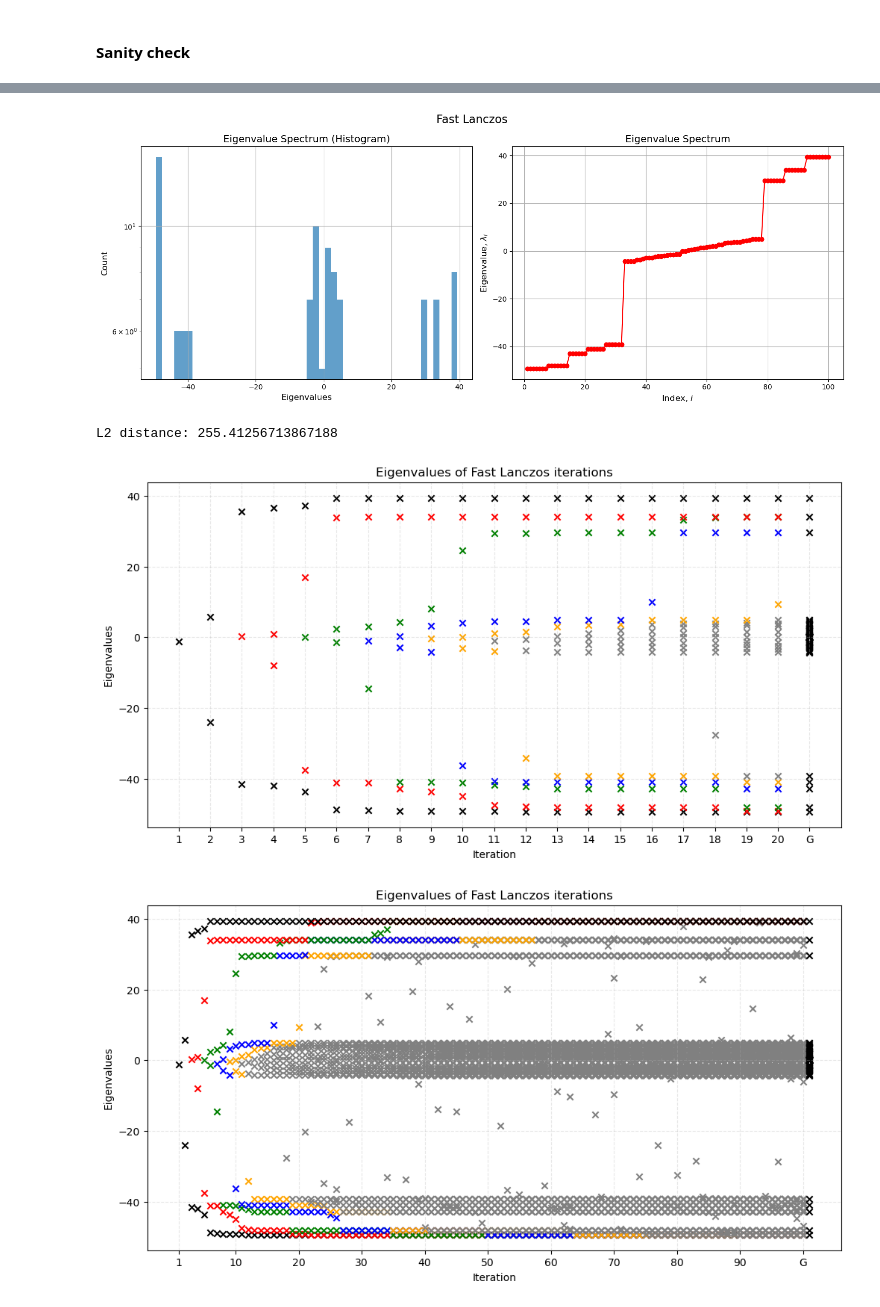
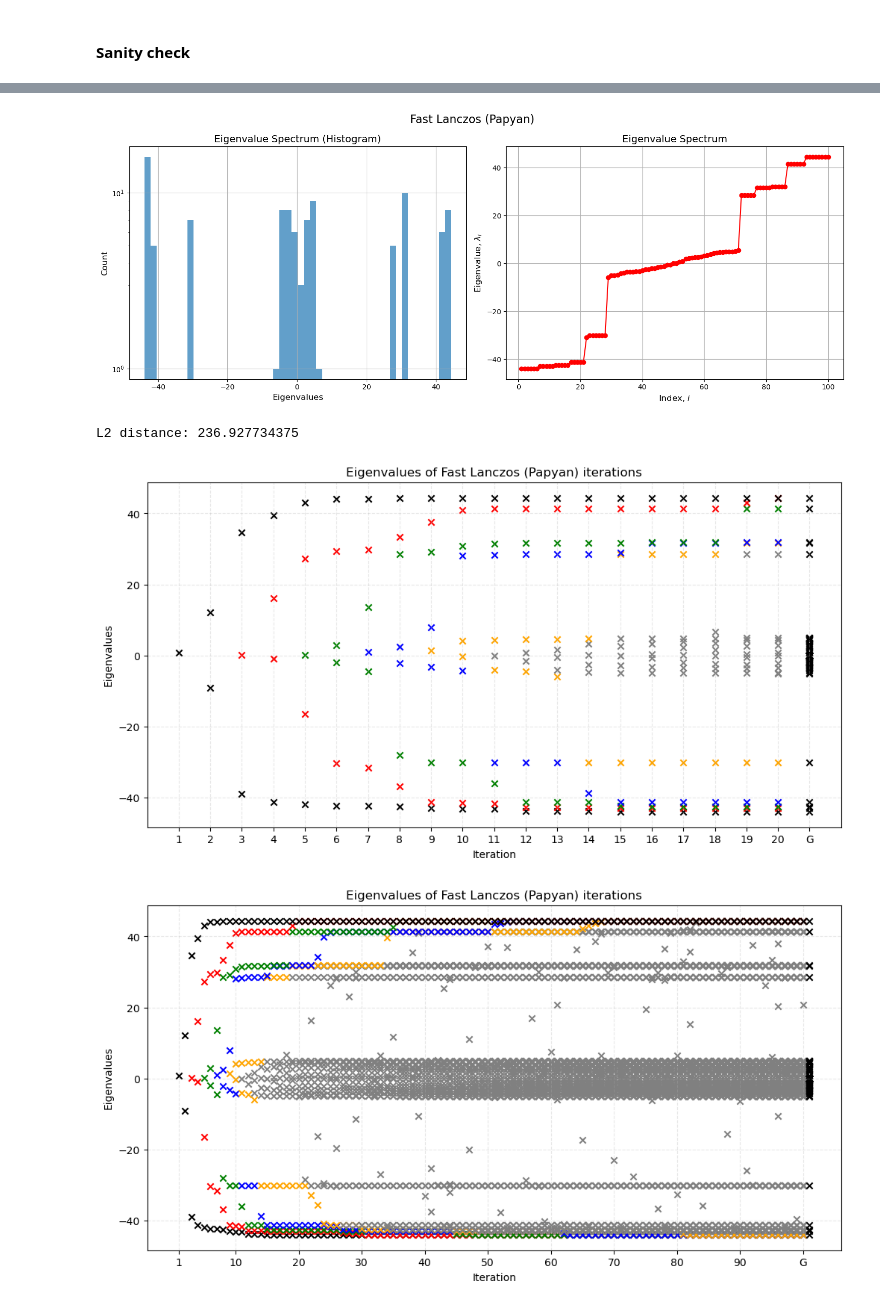
Before and after one commit to ilievanadezhda/spectral-properties-of-NN, a Jupyter notebook: lanczos/lanczos_iterations.ipynb, the cells around one changed output, grey strips where cells are left out. Saved outputs shown, nothing was run; the diff lists cells and outputs as text; code cells hidden in the pictures.

```diff
--- a/lanczos/lanczos_iterations.ipynb
+++ b/lanczos/lanczos_iterations.ipynb
@@ -64,14 +61,14 @@ L2 distance: 55.64495849609375
 # %%
 eigenvalues_slow_lanczos = []
 for iter in range(num_iterations):
-    result, _ = mtx.slow_lanczos(iter+1, seed=seed)
+    result, _ = mtx.slow_lanczos_pyhessian(iter+1, seed=seed)
     eigenvalues_slow_lanczos.append(result)
 eigenvalues_slow_lanczos.append(eigenvalues)
-plot_lanczos_iterations(eigenvalues_slow_lanczos, "Slow Lanczos")
+plot_lanczos_iterations(eigenvalues_slow_lanczos, "Slow Lanczos (PyHessian)")
 eigenvalues_slow_lanczos.pop()
 for iter in range(num_iterations, 100):
-    result, _ = mtx.slow_lanczos(iter+1, seed=seed)
+    result, _ = mtx.slow_lanczos_pyhessian(iter+1, seed=seed)
     eigenvalues_slow_lanczos.append(result)
 eigenvalues_slow_lanczos.append(eigenvalues)
-plot_lanczos_iterations(eigenvalues_slow_lanczos, "Slow Lanczos")
+plot_lanczos_iterations(eigenvalues_slow_lanczos, "Slow Lanczos (PyHessian)")
 # %% [output]
@@ -79,0 +113,13 @@ plot_lanczos_iterations(eigenvalues_slow_lanczos, "Slow Lanczos")
+# %%
+eigenvalues_slow_lanczos_demmel = []
+for iter in range(num_iterations):
+    result, _ = mtx.slow_lanczos_demmel(iter+1, seed=seed)
+    eigenvalues_slow_lanczos_demmel.append(result)
+eigenvalues_slow_lanczos_demmel.append(eigenvalues)
+plot_lanczos_iterations(eigenvalues_slow_lanczos_demmel, "Slow Lanczos (Demmel)")
+eigenvalues_slow_lanczos_demmel.pop()
+for iter in range(num_iterations, 100):
+    result, _ = mtx.slow_lanczos_demmel(iter+1, seed=seed)
+    eigenvalues_slow_lanczos_demmel.append(result)
+eigenvalues_slow_lanczos_demmel.append(eigenvalues)
+plot_lanczos_iterations(eigenvalues_slow_lanczos_demmel, "Slow Lanczos (Demmel)")
@@ -82,24 +131,24 @@ plot_lanczos_iterations(eigenvalues_slow_lanczos, "Slow Lanczos")
 # %%
-eigenvalues_fast_lanczos, _ =  mtx.fast_lanczos(mtx_size)
-plot_spectrum_combined(eigenvalues_fast_lanczos, num_bins=num_bins, title='Fast Lanczos')
+eigenvalues_fast_lanczos_papyan, _ =  mtx.fast_lanczos_papyan(mtx_size)
+plot_spectrum_combined(eigenvalues_fast_lanczos_papyan, num_bins=num_bins, title='Fast Lanczos (Papyan)')
 # Calculate the L2 distance
-print(f"L2 distance: {lp_distance(eigenvalues, torch.FloatTensor(eigenvalues_fast_lanczos), 2)}")
+print(f"L2 distance: {lp_distance(eigenvalues, torch.FloatTensor(eigenvalues_fast_lanczos_papyan), 2)}")
 # %% [output]
-[figure, old version]
+[figure, new version]
-L2 distance: 255.41256713867188
+L2 distance: 236.927734375
 # %%
-eigenvalues_fast_lanczos = []
+eigenvalues_fast_lanczos_papyan = []
 for iter in range(num_iterations):
-    result, _ = mtx.fast_lanczos(iter+1, seed=seed)
-    eigenvalues_fast_lanczos.append(result)
-eigenvalues_fast_lanczos.append(eigenvalues)
-plot_lanczos_iterations(eigenvalues_fast_lanczos, "Fast Lanczos")
-eigenvalues_fast_lanczos.pop()
+    result, _ = mtx.fast_lanczos_papyan(iter+1, seed=seed)
+    eigenvalues_fast_lanczos_papyan.append(result)
+eigenvalues_fast_lanczos_papyan.append(eigenvalues)
+plot_lanczos_iterations(eigenvalues_fast_lanczos_papyan, "Fast Lanczos (Papyan)")
+eigenvalues_fast_lanczos_papyan.pop()
 for iter in range(num_iterations, 100):
-    result, _ = mtx.fast_lanczos(iter+1, seed=seed)
-    eigenvalues_fast_lanczos.append(result)
-eigenvalues_fast_lanczos.append(eigenvalues)
-plot_lanczos_iterations(eigenvalues_fast_lanczos, "Fast Lanczos")
+    result, _ = mtx.fast_lanczos_papyan(iter+1, seed=seed)
+    eigenvalues_fast_lanczos_papyan.append(result)
+eigenvalues_fast_lanczos_papyan.append(eigenvalues)
+plot_lanczos_iterations(eigenvalues_fast_lanczos_papyan, "Fast Lanczos (Papyan)")
 # %% [output]
-[figure, old version]
+[figure, new version]
-[figure, old version]
+[figure, new version]
```
Also changed, not shown: parts of 16 cells of this notebook, 3 other files.
